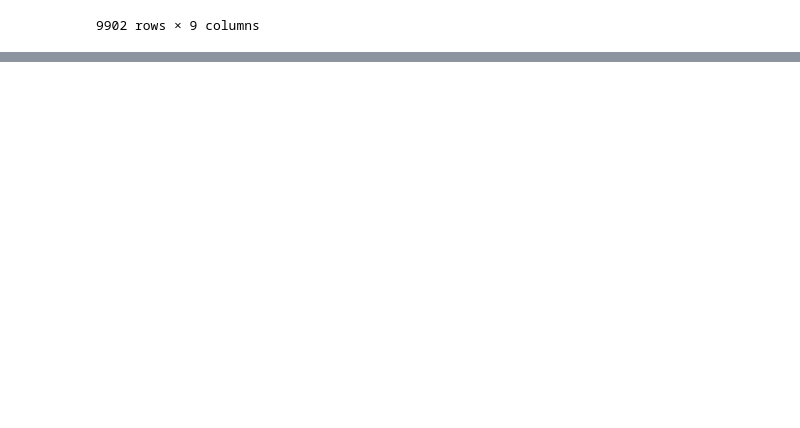
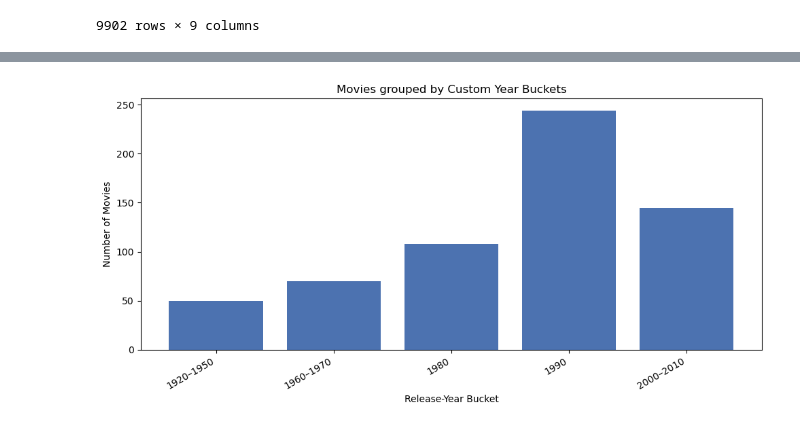
Before and after one commit to liasver/Psychological_Networks_Project, a Jupyter notebook: NetworkBuilder.ipynb, the cells around one changed output, grey strips where cells are left out. Drawn from its saved outputs; the diff is of its cells as text; code cells hidden in the pictures; blank space fills up the shorter version.

```diff
--- a/NetworkBuilder.ipynb
+++ b/NetworkBuilder.ipynb
@@ -299,0 +323,44 @@ df_conv[df_conv["movie_idx"] == mid]
+# %%
+df_year = df_post_meta.dropna(subset=['release_year']).copy()
+
+def to_custom_bucket(year):
+    dec = (int(year) // 10) * 10
+    if 1920 <= dec <= 1950:
+        return '1920–1950'
+    elif 1960 <= dec <= 1970:
+        return '1960–1970'
+    elif 2000 <= dec <= 2010:
+        return '2000–2010'
+    else:
+        return str(dec)
+
+df_year['bucket'] = df_year['release_year'].apply(to_custom_bucket)
+
+bucket_counts = (
+    df_year['bucket']
+    .value_counts()
+    .reset_index(name='count')
+    .rename(columns={'index': 'bucket'})
+)
+
+def bucket_sort_key(bucket_label):
+    if '–' in bucket_label:
+        first_part = bucket_label.split('–')[0]
+        return int(first_part)
+    else:
+        return int(bucket_label)
+
+bucket_counts['sort_key'] = bucket_counts['bucket'].apply(bucket_sort_key)
+bucket_counts = bucket_counts.sort_values('sort_key', ascending=True).reset_index(drop=True)
+bucket_counts = bucket_counts.drop(columns=['sort_key'])
+
+plt.figure(figsize=(10, 5))
+plt.bar(bucket_counts['bucket'], bucket_counts['count'], color='#4C72B0')
+plt.xlabel('Release‐Year Bucket')
+plt.ylabel('Number of Movies')
+plt.title('Movies grouped by Custom Year Buckets')
+plt.xticks(rotation=30, ha='right')
+plt.tight_layout()
+plt.show()
+# %% [output]
+[figure, added]
```
Also changed, not shown: parts of 18 cells of this notebook, 2 other files.
